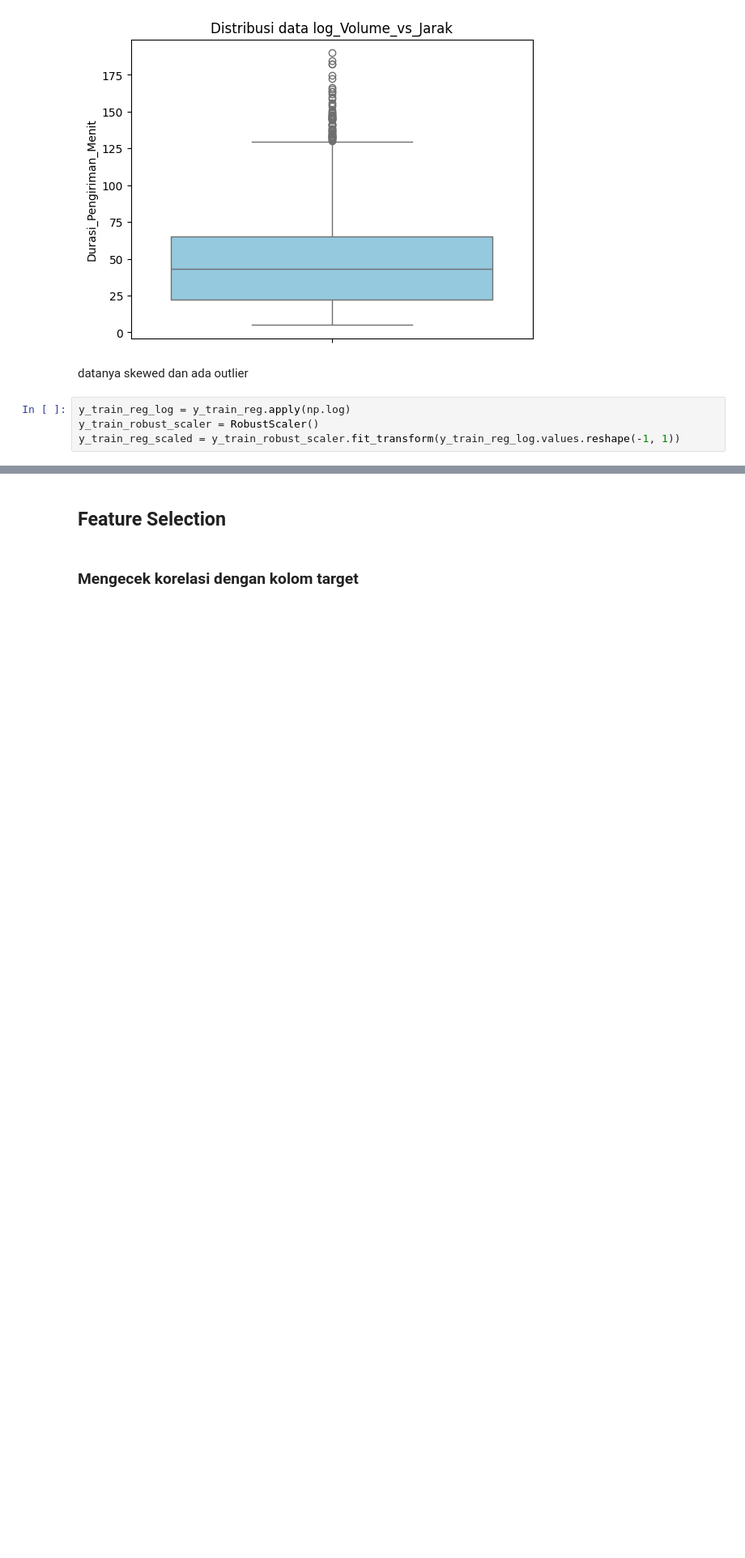
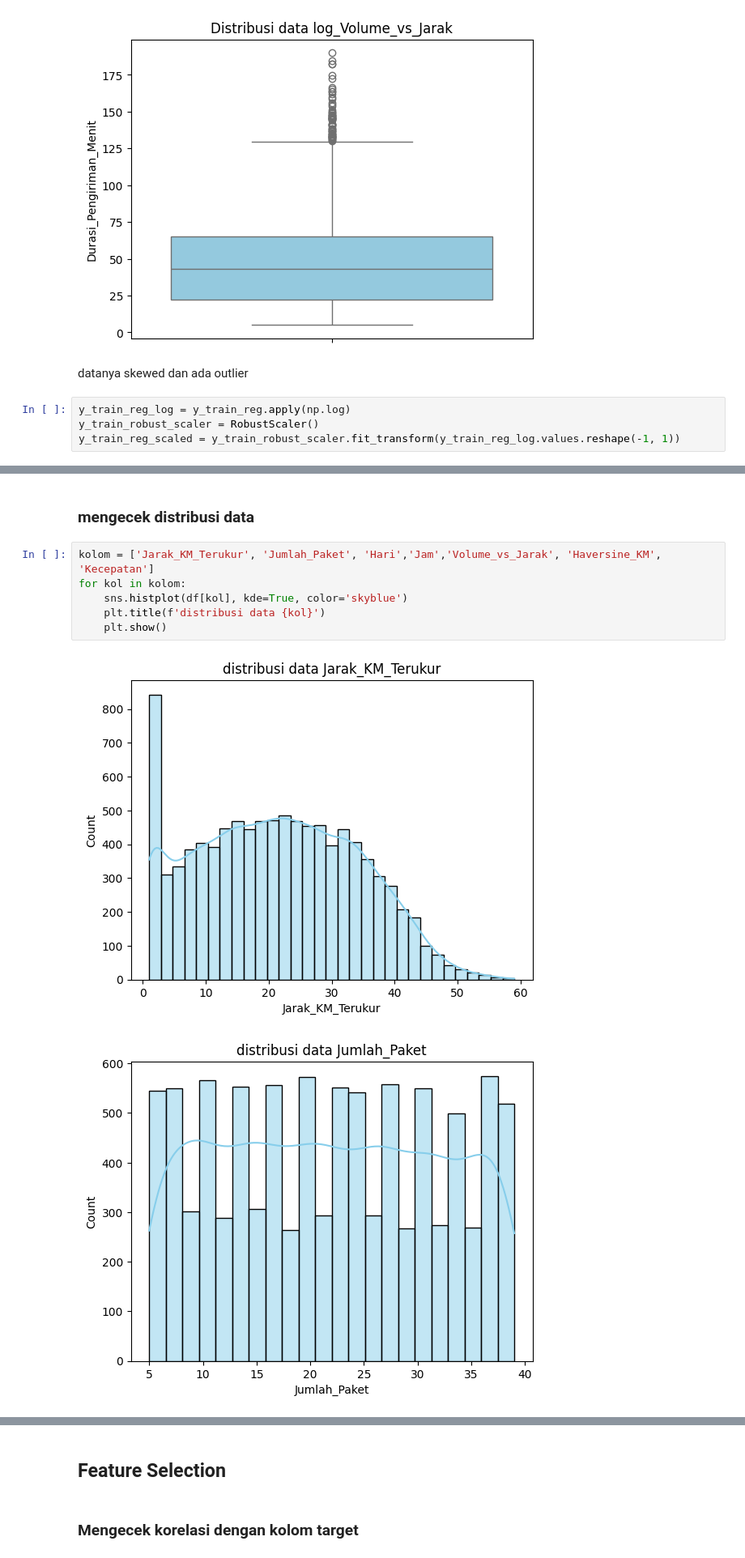
Before and after one commit to NurulAis/last-mile-delivery-optimizer, a Jupyter notebook: notebooks/Model_Training.ipynb, the cells around one changed output, grey strips where cells are left out. Shown at 81% size. Saved outputs shown, nothing was run; the diff lists cells and outputs as text; blank space fills up the shorter version.

```diff
--- a/notebooks/Model_Training.ipynb
+++ b/notebooks/Model_Training.ipynb
@@ -474,0 +524,11 @@ y_train_reg_scaled = y_train_robust_scaler.fit_transform(y_train_reg_log.values.
+# %% [markdown]
+### mengecek distribusi data
+# %%
+kolom = ['Jarak_KM_Terukur', 'Jumlah_Paket', 'Hari','Jam','Volume_vs_Jarak', 'Haversine_KM', 'Kecepatan']
+for kol in kolom:
+    sns.histplot(df[kol], kde=True, color='skyblue')
+    plt.title(f'distribusi data {kol}')
+    plt.show()
+# %% [output]
+[figure, added]
+[figure, added]
```
Also changed, not shown: parts of 56 cells of this notebook.
